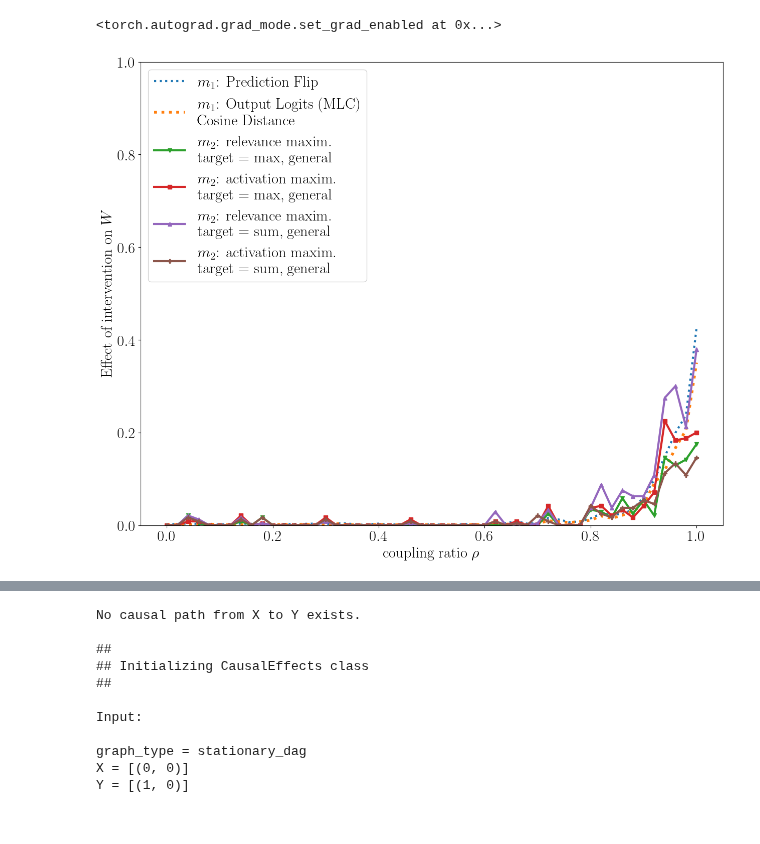
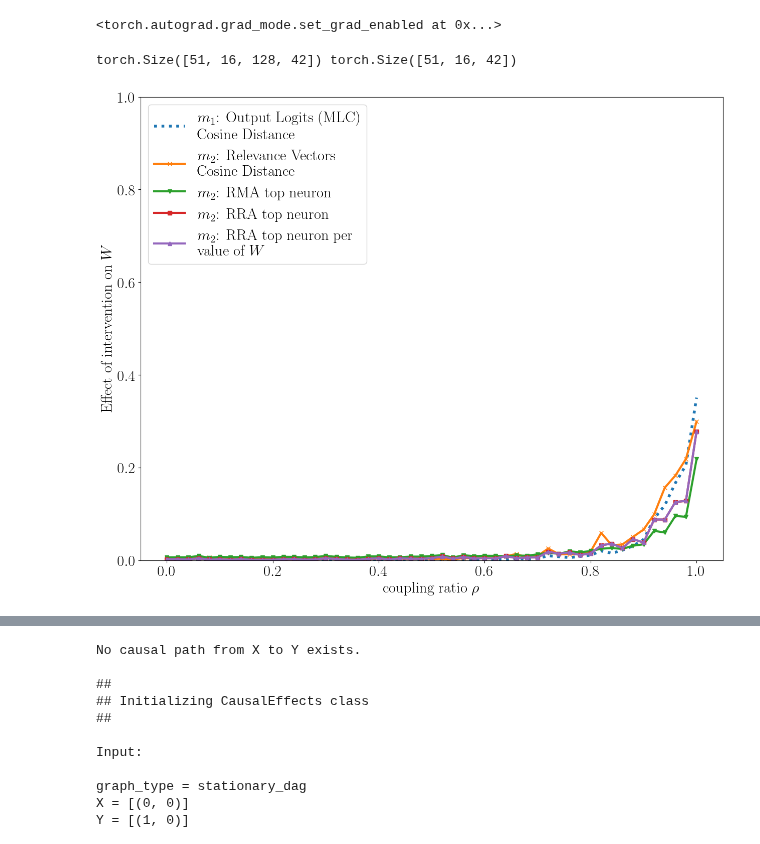
Before and after one commit to lillijo/xai-evaluation-master-thesis, a Jupyter notebook: experiments/compare_measures.ipynb, the cells around one changed output, grey strips where cells are left out. Drawn from its saved outputs; the diff is of its cells as text; code cells hidden in the pictures.

```diff
--- a/experiments/compare_measures.ipynb
+++ b/experiments/compare_measures.ipynb
@@ -67,7 +67,7 @@ BIASES = list(np.round(np.linspace(0, 1, 51), 3))
 # Load All Measures
 per_sample = load_measure(
     f"outputs/measures/all_measures_{sample_set_size}_{experiment_name}.pickle",
-    (51, iterations, sample_set_size, len(ALL_MEASURES) - 20),
+    (51, iterations, sample_set_size, 22),
     isgzip=True,
 )
 rel_max_m = load_measure(
@@ -75,24 +75,16 @@ rel_max_m = load_measure(
     (51, iterations, 20),
     isgzip=True,
 )
-mostimportantneuron = load_measure(
-    f"outputs/measures/mostimportantneuron_{experiment_name}.pickle",
-    (51, iterations, 3),
-    isgzip=True,
-)
-
-perseed_all = torch.zeros(51, iterations, per_sample.shape[3] + rel_max_m.shape[2] + mostimportantneuron.shape[3])
+perseed_all = torch.zeros(51, iterations, per_sample.shape[3] + rel_max_m.shape[2])
 perseed_all[:, :, : per_sample.shape[3]] = per_sample.mean(dim=2)
-perseed_all[:, :, per_sample.shape[3] :-3] = rel_max_m
-perseed_all[:, :, -3:] = mostimportantneuron.mean(dim=2)
+perseed_all[:, :, per_sample.shape[3] :] = rel_max_m
 perseed_all.requires_grad = False
 
 per_sample_all = torch.zeros(
-    51, iterations, sample_set_size, per_sample.shape[3] + rel_max_m.shape[2]+ mostimportantneuron.shape[3]
+    51, iterations, sample_set_size, per_sample.shape[3] + rel_max_m.shape[2]
 )
 per_sample_all[:, :, :, : per_sample.shape[3]] = per_sample
-per_sample_all[:, :, :, per_sample.shape[3] :-3] = rel_max_m[:, :, None, :]
-per_sample_all[:, :, :, -3:] = mostimportantneuron
+per_sample_all[:, :, :, per_sample.shape[3] :] = rel_max_m[:, :, None, :]
 per_sample_all.requires_grad = False
 
 pf_gt = load_measure(
@@ -101,6 +93,9 @@ pf_gt = load_measure(
 nvals = load_measure(
     f"outputs/measures/nvals_{experiment_name}.json", (51 * iterations)
 )
+
+print(per_sample_all.shape, perseed_all.shape)
+
 
 m0_path = f"outputs/measures/gt_phi.pickle"
 watermark_flip_m0 = load_measure(m0_path, (51))
@@ -123,6 +118,8 @@ with open(accuracypath, "r") as jf:
     accuracies = json.load(jf)
 
 max_values = torch.max(per_sample_all, dim=2).values.max(dim=1).values.max(dim=0).values
+# %% [output]
+torch.Size([51, 16, 128, 42]) torch.Size([51, 16, 42])
 # %%
 # SHOW CERTAIN MEASURES
 
@@ -204,7 +201,7 @@ def draw_measures(
             marker = markerstyles[en]
             linestyle = "solid"
         col = colors[en]
-        if "neuron1" in l:
+        """ if "neuron1" in l:
             linestyle = "dashed"
             marker = regionmarkers[en]
             col = colors[regioncols[en]]
@@ -214,7 +211,7 @@ def draw_measures(
             col = colors[regioncols[en]]
         if ("weighted" in l or l == "rma") and len(used_measures) < 8:
             col = colors[regioncols[en]]
-            marker = regionmarkers[en]
+            marker = regionmarkers[en] """
         if (l.startswith("m2_Rel") or l.startswith("m2_Act")) and len(
             used_measures
         ) == 5:
@@ -289,7 +286,7 @@ def draw_measures(
     ) """
     # plt.scatter([0.72, 0.82], [0, 0], color="black", s=70)
     # plt.legend(loc="upper left")
-    if EXPERIMENT == 1:
+    if EXPERIMENT:
         plt.legend(loc="upper left")
         plt.ylabel(plot_variables[2])
         """ plt.legend(
@@ -302,51 +299,54 @@ def draw_measures(
 # %%
 draw_measures(
     perseed_all,
     [
-         "m1_phi",
+        # "m1_phi",
         # "m1_mlc_abs",
         "m1_mlc_cosine",
         # "m1_mlc_euclid",
         # "m1_mlc_l2square",
         # "m2_rel_abs",
-        #"m2_rel_cosine",
+        "m2_rel_cosine",
         # "m2_rel_euclid",
         # "m2_rel_l2square",
         # "m2_mac_abs",
         # "m2_mac_euclid",
         #"m2_mac_cosine",
         # "m2_mac_l2square",
-        # "m2_rma",
-        # "m2_rma_neuron1",
-         #"m2_rma_unweighted",
-        # "m2_pg_weighted",
-        # "m2_pg_neuron1",
+        #"m2_rma",
+        "m2_rma_neuron1",
+        #"m2_rma_unweighted",
+        #"m2_pg_weighted",
+        #"m2_pg_neuron1",
         #"m2_pg_unweighted",
-        # "m2_rra_weighted",
-        # "m2_rra_neuron1",
-        ##"m2_rra_unweighted",
-         "m2_Rel_max_diff",
-         #"m2_Rel_max_m_rels",
+        #"m2_rra_weighted",
+        "m2_rra_neuron1",
+        "m2_rra_unweighted",
+        # "m2_Rel_max_diff",
+        # "m2_Rel_max_m_rels",
         # "m2_Rel_max_stats",
-         #"m2_Rel_max_stats_diff",
-         "m2_Act_max_diff",
-         #"m2_Act_max_m_rels",
+        # "m2_Rel_max_stats_diff",
+        # "m2_Act_max_diff",
+        # "m2_Act_max_m_rels",
         # "m2_Act_max_stats",
-         ##"m2_Act_max_stats_diff",
-        "m2_Rel_sum_diff",
-         #"m2_Rel_sum_m_rels",
+        # "m2_Act_max_stats_diff",
+        #"m2_Rel_sum_diff",
+        # "m2_Rel_sum_stats_diff",
+        #"m2_Rel_max_diff",
+        #"m2_Act_sum_diff",
+        #"m2_Act_sum_m_rels",
+        #"m2_Rel_max_m_rels",
+        #"m2_Rel_sum_m_rels",
+        #"m2_Act_sum_stats",
+        #"m2_Rel_max_stats",
         #"m2_Rel_sum_stats",
-         #"m2_Rel_sum_stats_diff",
-        "m2_Act_sum_diff",
-         #"m2_Act_sum_m_rels",
-         #"m2_Act_sum_stats",
-         #"m2_Act_sum_stats_diff",
+        # "m2_Act_sum_stats_diff",
     ],
     scatter=False,
     norm="no",
 )
 # %% [output]
-[figure, old version]
+[figure, new version]
 # %%
 # Latent Factors
 
```
Also changed, not shown: parts of 11 cells of this notebook, 3 other files.
